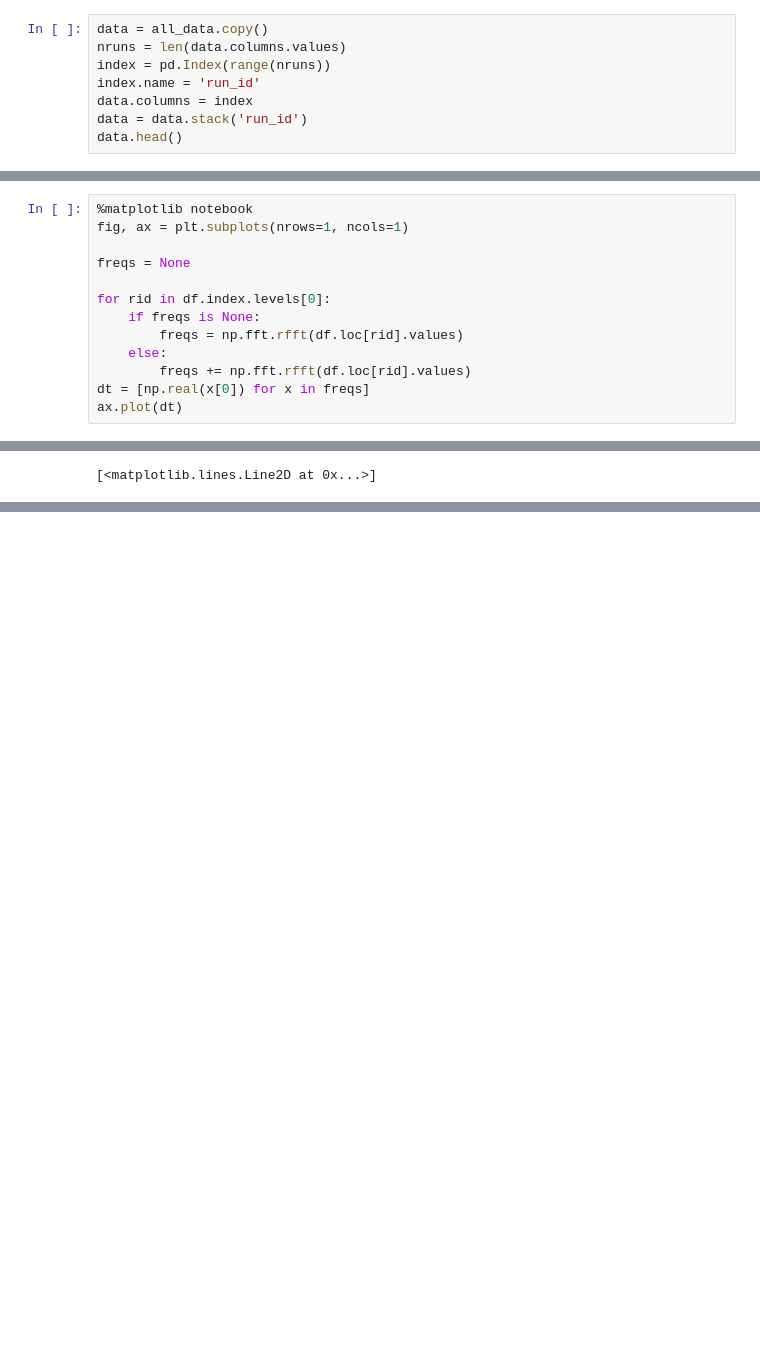
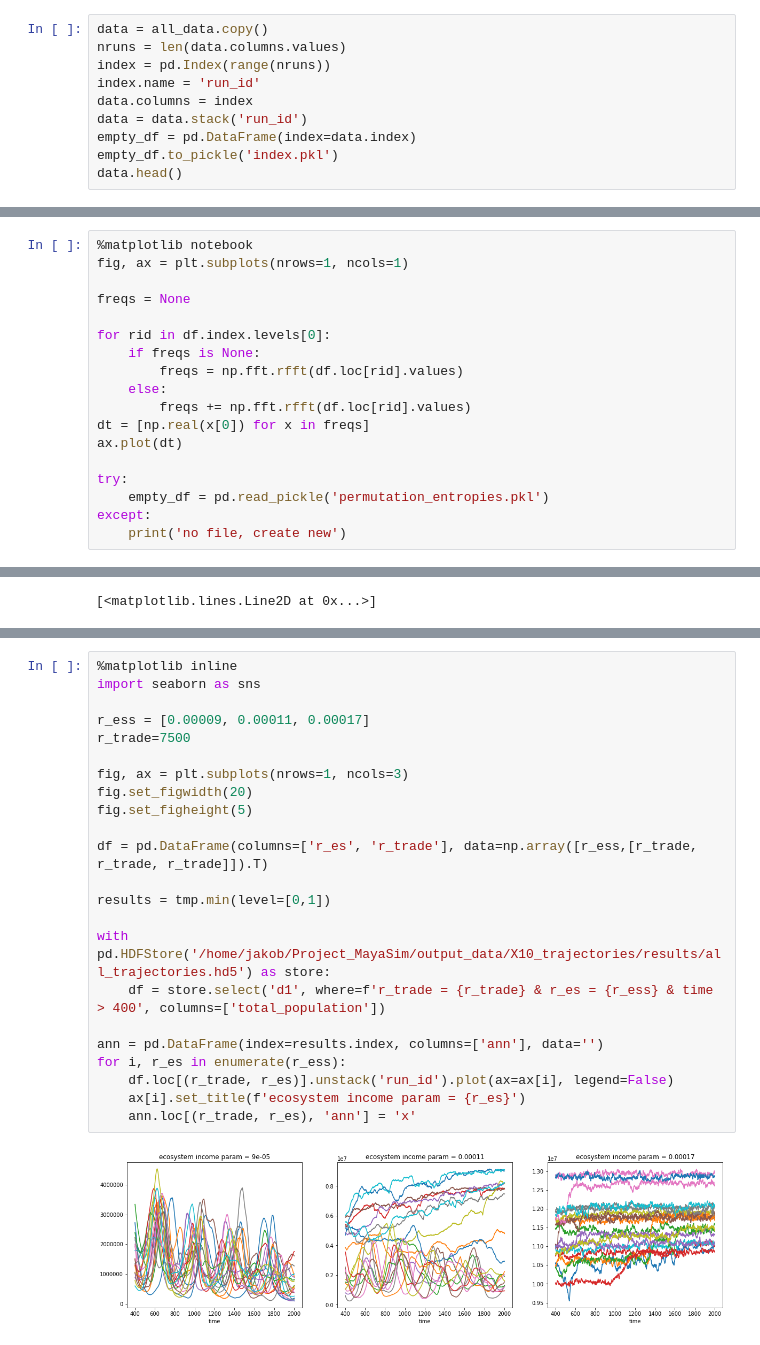
Before and after one commit to jakobkolb/Mayasim, a Jupyter notebook: Evaluation_Notebooks/X10_dynamics_analysis.ipynb, the cells around one changed output, grey strips where cells are left out. Saved outputs shown, nothing was run; the diff lists cells and outputs as text; blank space fills up the shorter version.

Commit message:
calculating permutation entropy to clasify trajectories

```diff
--- a/Evaluation_Notebooks/X10_dynamics_analysis.ipynb
+++ b/Evaluation_Notebooks/X10_dynamics_analysis.ipynb
@@ -36,6 +39,8 @@ index = pd.Index(range(nruns))
 index.name = 'run_id'
 data.columns = index
 data = data.stack('run_id')
+empty_df = pd.DataFrame(index=data.index)
+empty_df.to_pickle('index.pkl')
 data.head()
 # %% [output]
 r_trade  r_es     run_id
@@ -140,6 +145,11 @@ for rid in df.index.levels[0]:
         freqs += np.fft.rfft(df.loc[rid].values)
 dt = [np.real(x[0]) for x in freqs]
 ax.plot(dt)
+
+try:
+    empty_df = pd.read_pickle('permutation_entropies.pkl')
+except:
+    print('no file, create new')
 # %% [output]
 [interactive output not drawn]
 [interactive output not drawn]
@@ -166,0 +184,25 @@ ax.plot(dt)
+# %%
+%matplotlib inline
+import seaborn as sns
+
+r_ess = [0.00009, 0.00011, 0.00017]
+r_trade=7500
+
+fig, ax = plt.subplots(nrows=1, ncols=3)
+fig.set_figwidth(20)
+fig.set_figheight(5)
+
+df = pd.DataFrame(columns=['r_es', 'r_trade'], data=np.array([r_ess,[r_trade, r_trade, r_trade]]).T)
+
+results = tmp.min(level=[0,1])
+
+with pd.HDFStore('/home/jakob/Project_MayaSim/output_data/X10_trajectories/results/all_trajectories.hd5') as store:
+    df = store.select('d1', where=f'r_trade = {r_trade} & r_es = {r_ess} & time > 400', columns=['total_population'])
+
+ann = pd.DataFrame(index=results.index, columns=['ann'], data='')
+for i, r_es in enumerate(r_ess):
+    df.loc[(r_trade, r_es)].unstack('run_id').plot(ax=ax[i], legend=False)
+    ax[i].set_title(f'ecosystem income param = {r_es}')
+    ann.loc[(r_trade, r_es), 'ann'] = 'x'
+# %% [output]
+[figure, added]
```
Also changed, not shown: parts of 4 cells of this notebook.
